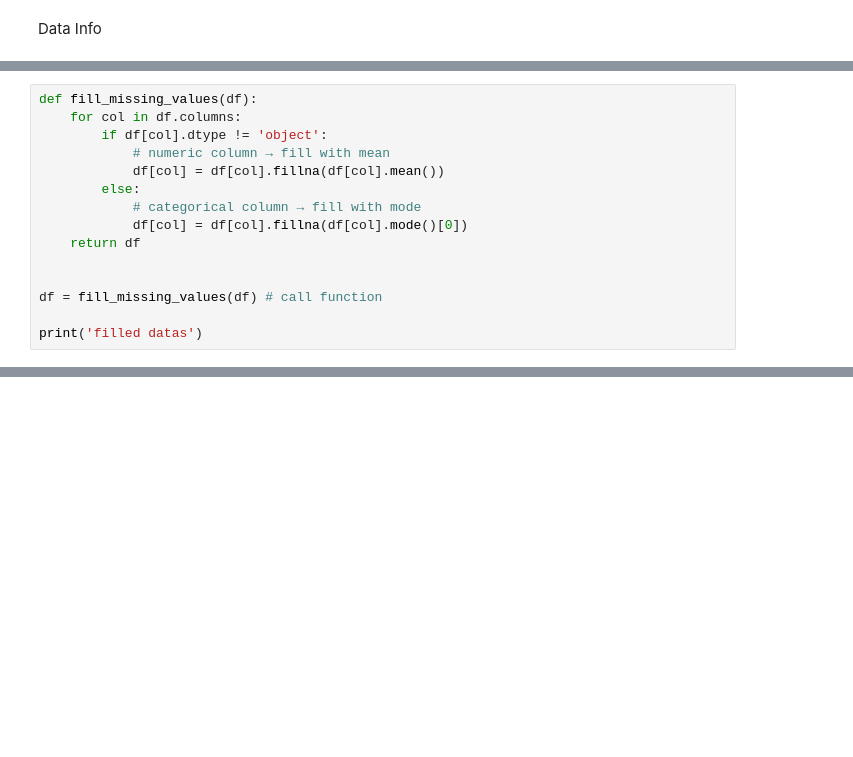
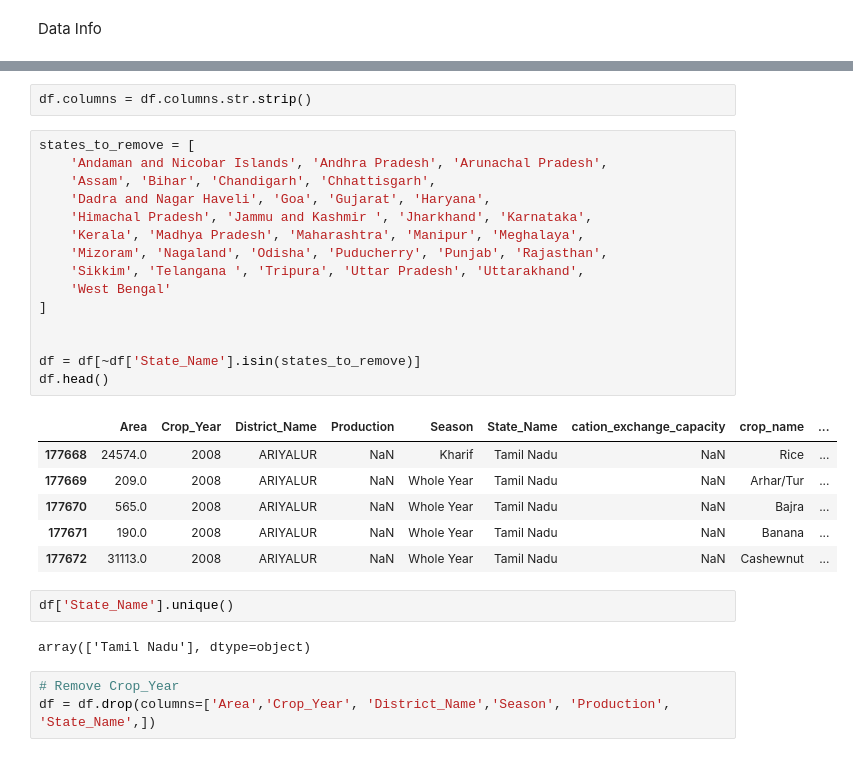
Before and after one commit to deva-saiyan/Crop-Prediction, a Jupyter notebook: Datas/ML_Train.ipynb, the cells around one changed output, grey strips where cells are left out. Cells and saved outputs as stored; diff of their text form; blank space fills up the shorter version.

```diff
--- a/Datas/ML_Train.ipynb
+++ b/Datas/ML_Train.ipynb
@@ -69,15 +16,0 @@ Obj data is mod
-# %%
-def fill_missing_values(df):
-    for col in df.columns:
-        if df[col].dtype != 'object':
-            # numeric column → fill with mean
-            df[col] = df[col].fillna(df[col].mean())
-        else:
-            # categorical column → fill with mode
-            df[col] = df[col].fillna(df[col].mode()[0])
-    return df
-
-
-df = fill_missing_values(df) # call function
-
-print('filled datas')
@@ -171,0 +110,31 @@ x = df.drop(['Kidney Disease Status'] , axis =1)
+# %%
+df.columns = df.columns.str.strip()
+# %%
+states_to_remove = [
+    'Andaman and Nicobar Islands', 'Andhra Pradesh', 'Arunachal Pradesh',
+    'Assam', 'Bihar', 'Chandigarh', 'Chhattisgarh',
+    'Dadra and Nagar Haveli', 'Goa', 'Gujarat', 'Haryana',
+    'Himachal Pradesh', 'Jammu and Kashmir ', 'Jharkhand', 'Karnataka',
+    'Kerala', 'Madhya Pradesh', 'Maharashtra', 'Manipur', 'Meghalaya',
+    'Mizoram', 'Nagaland', 'Odisha', 'Puducherry', 'Punjab', 'Rajasthan',
+    'Sikkim', 'Telangana ', 'Tripura', 'Uttar Pradesh', 'Uttarakhand',
+    'West Bengal'
+]
+
+
+df = df[~df['State_Name'].isin(states_to_remove)]
+df.head()
+# %% [output]
+|  | Area | Crop_Year | District_Name | Production | Season | State_Name | cation_exchange_capacity | crop_name | ... |
+| 177668 | 24574.0 | 2008 | ARIYALUR | NaN | Kharif | Tamil Nadu | NaN | Rice | ... |
+| 177669 | 209.0 | 2008 | ARIYALUR | NaN | Whole Year | Tamil Nadu | NaN | Arhar/Tur | ... |
+| 177670 | 565.0 | 2008 | ARIYALUR | NaN | Whole Year | Tamil Nadu | NaN | Bajra | ... |
+| 177671 | 190.0 | 2008 | ARIYALUR | NaN | Whole Year | Tamil Nadu | NaN | Banana | ... |
+| 177672 | 31113.0 | 2008 | ARIYALUR | NaN | Whole Year | Tamil Nadu | NaN | Cashewnut | ... |
+# %%
+df['State_Name'].unique()
+# %% [output]
+array(['Tamil Nadu'], dtype=object)
+# %%
+# Remove Crop_Year
+df = df.drop(columns=['Area','Crop_Year', 'District_Name','Season', 'Production', 'State_Name',])
```
Also changed, not shown: parts of 65 cells of this notebook, 9 other files.
